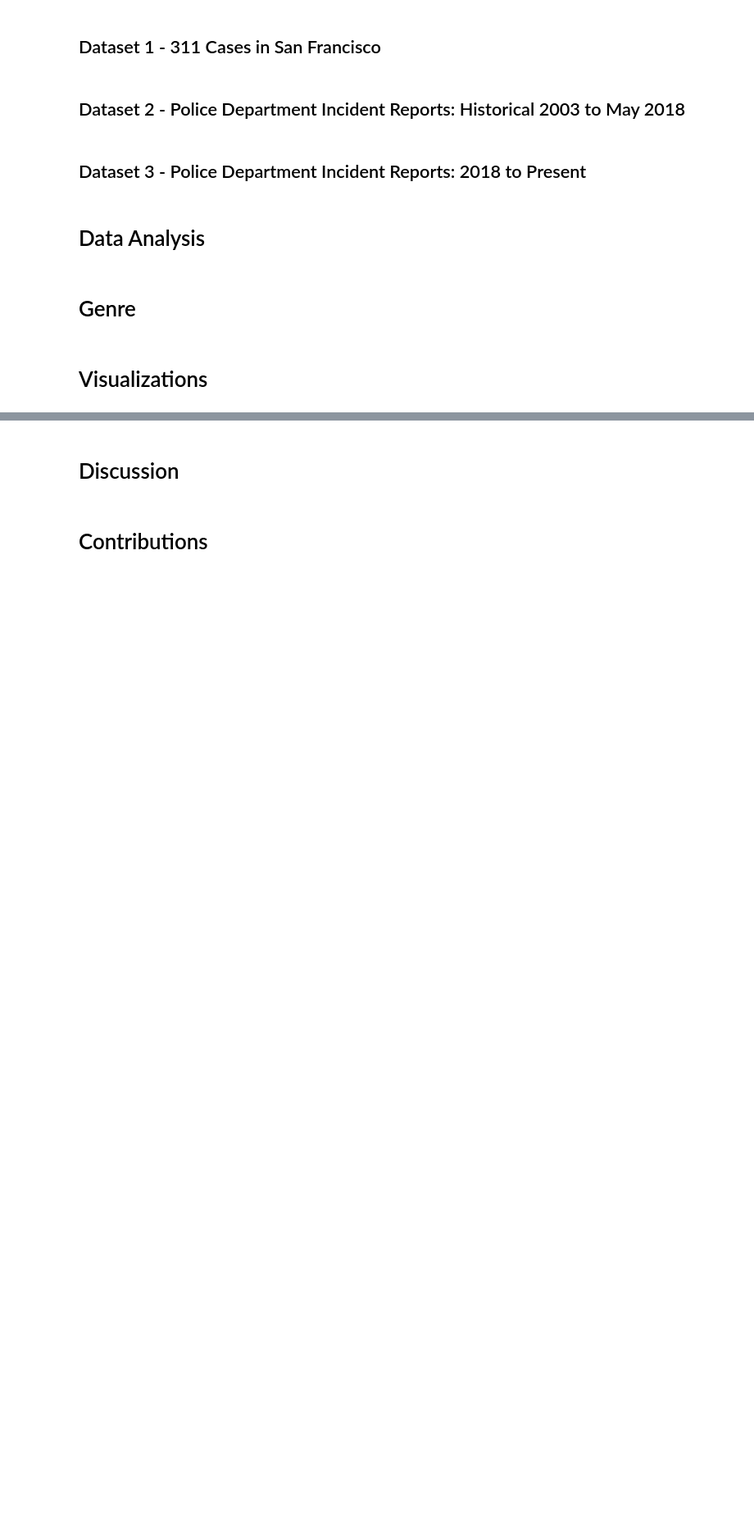
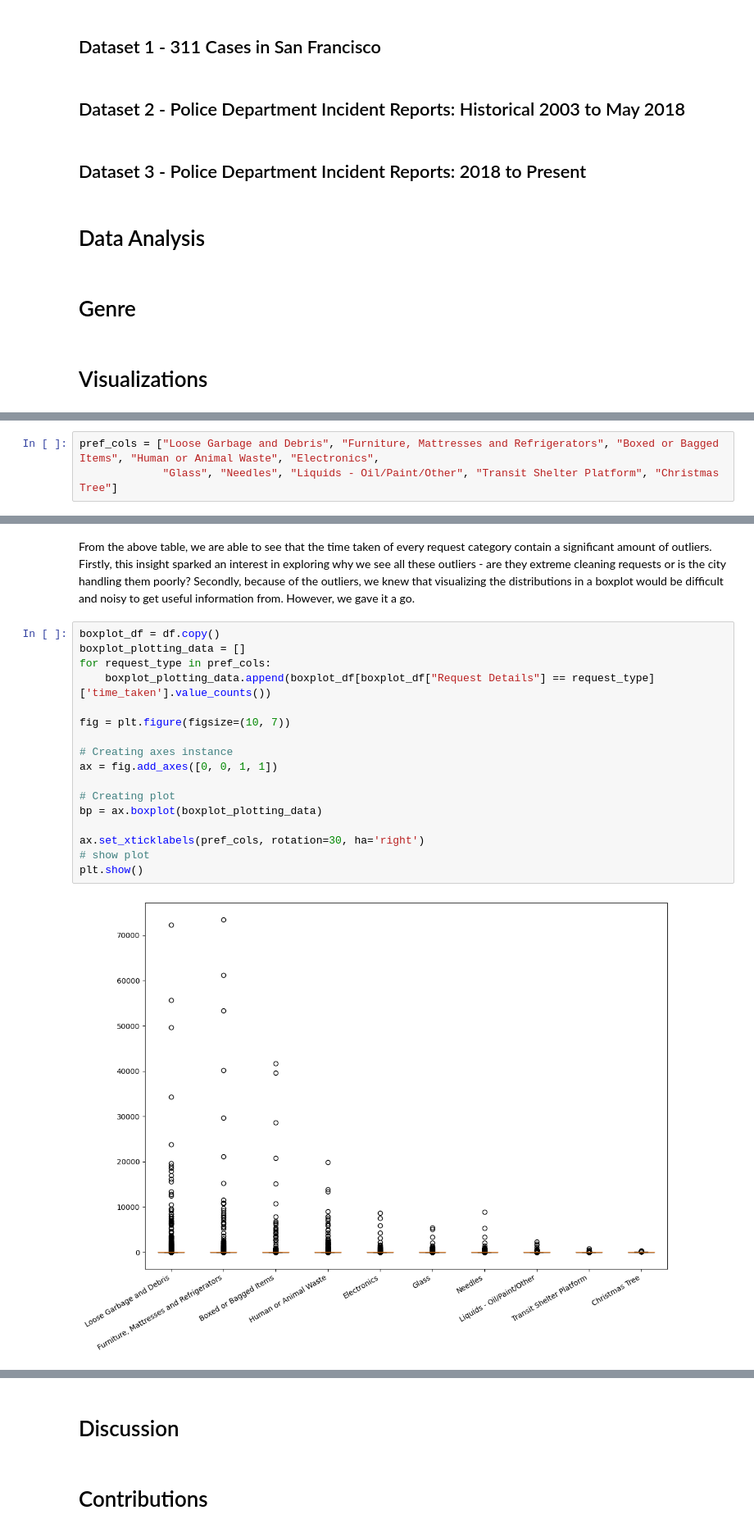
Before and after one commit to GustavHansen99/SocialDataFinalProject, a Jupyter notebook: coding/explainer_notebook.ipynb, the cells around one changed output, grey strips where cells are left out. Shown at 82% size. Drawn from its saved outputs; the diff is of its cells as text; blank space fills up the shorter version.

Commit message:
Add barchart and slideshow code to explainer notebook and show barchart on website

```diff
--- a/coding/explainer_notebook.ipynb
+++ b/coding/explainer_notebook.ipynb
@@ -39,0 +129,3 @@ import matplotlib.pyplot as plt
+# %%
+pref_cols = ["Loose Garbage and Debris", "Furniture, Mattresses and Refrigerators", "Boxed or Bagged Items", "Human or Animal Waste", "Electronics",
+             "Glass", "Needles", "Liquids - Oil/Paint/Other", "Transit Shelter Platform", "Christmas Tree"]
@@ -39,0 +198,21 @@ import matplotlib.pyplot as plt
+# %% [markdown]
+From the above table, we are able to see that the time taken of every request category contain a significant amount of outliers. Firstly, this insight sparked an interest in exploring why we see all these outliers - are they extreme cleaning requests or is the city handling them poorly? Secondly, because of the outliers, we knew that visualizing the distributions in a boxplot would be difficult and noisy to get useful information from. However, we gave it a go.
+# %%
+boxplot_df = df.copy()
+boxplot_plotting_data = []
+for request_type in pref_cols:
+    boxplot_plotting_data.append(boxplot_df[boxplot_df["Request Details"] == request_type]['time_taken'].value_counts())
+
+fig = plt.figure(figsize=(10, 7))
+
+# Creating axes instance
+ax = fig.add_axes([0, 0, 1, 1])
+
+# Creating plot
+bp = ax.boxplot(boxplot_plotting_data)
+
+ax.set_xticklabels(pref_cols, rotation=30, ha='right')
+# show plot
+plt.show()
+# %% [output]
+[figure, added]
```
Also changed, not shown: parts of 19 cells of this notebook, 2 other files.
